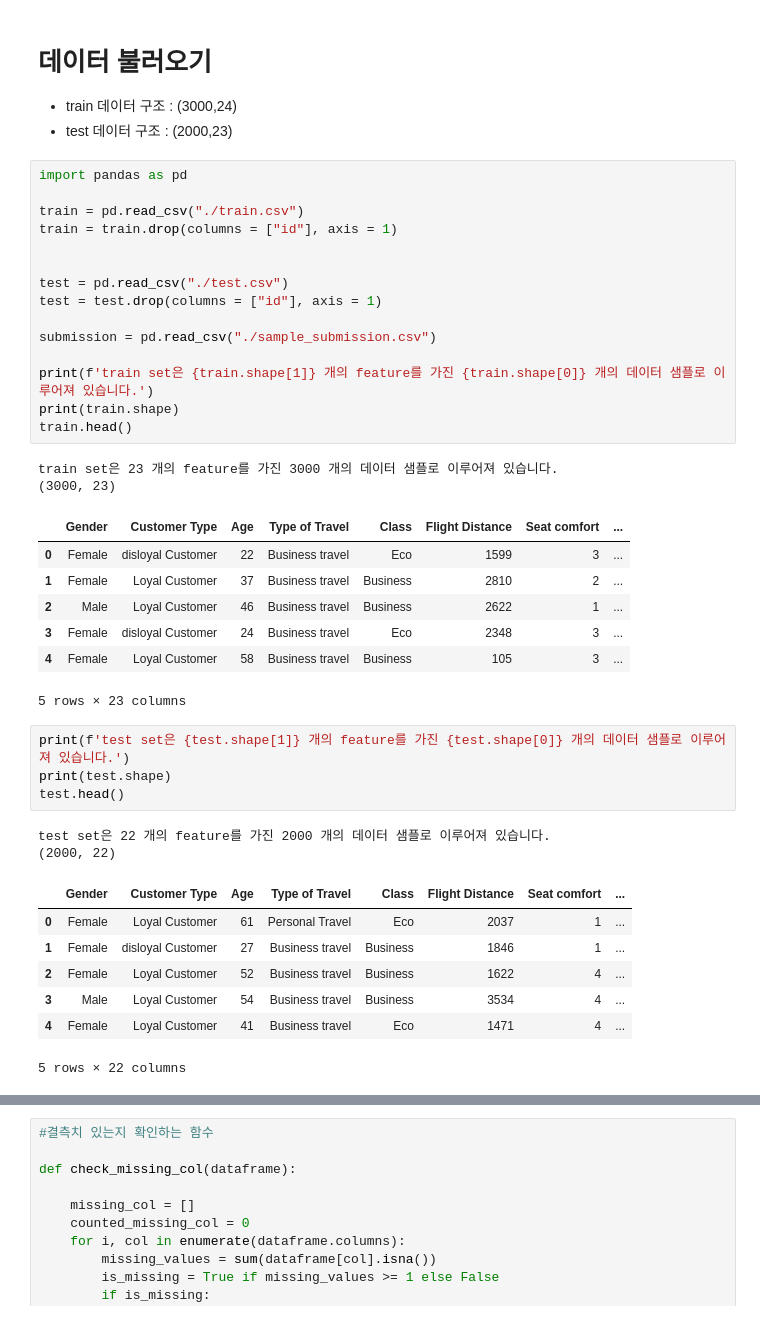
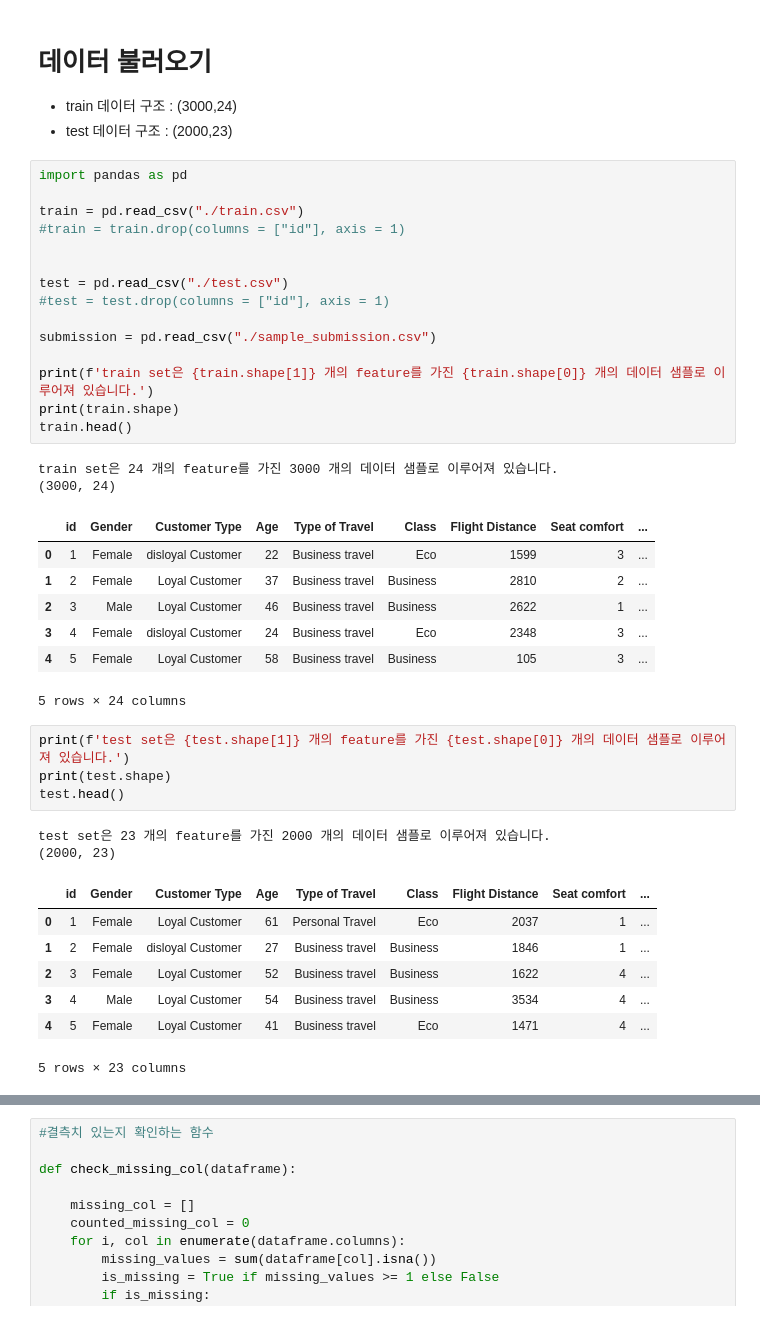
Before and after one commit to parktaeshin/dacon, a Jupyter notebook: dacon항공사고객만족도/second.ipynb, the cells around one changed output, grey strips where cells are left out. Drawn from its saved outputs; the diff is of its cells as text.

```diff
--- a/dacon항공사고객만족도/second.ipynb
+++ b/dacon항공사고객만족도/second.ipynb
@@ -21,42 +21,42 @@ plt.rcParams["font.family"] = "NanumGothic"
 # %%
 import pandas as pd
 
 train = pd.read_csv("./train.csv")
-train = train.drop(columns = ["id"], axis = 1)
+#train = train.drop(columns = ["id"], axis = 1)
 
 
 test = pd.read_csv("./test.csv")
-test = test.drop(columns = ["id"], axis = 1)
+#test = test.drop(columns = ["id"], axis = 1)
 
 submission = pd.read_csv("./sample_submission.csv")
 
 print(f'train set은 {train.shape[1]} 개의 feature를 가진 {train.shape[0]} 개의 데이터 샘플로 이루어져 있습니다.')
 print(train.shape)
 train.head()
 # %% [output]
-train set은 23 개의 feature를 가진 3000 개의 데이터 샘플로 이루어져 있습니다.
-(3000, 23)
+train set은 24 개의 feature를 가진 3000 개의 데이터 샘플로 이루어져 있습니다.
+(3000, 24)
-|  | Gender | Customer Type | Age | Type of Travel | Class | Flight Distance | Seat comfort | ... |
-| 0 | Female | disloyal Customer | 22 | Business travel | Eco | 1599 | 3 | ... |
-| 1 | Female | Loyal Customer | 37 | Business travel | Business | 2810 | 2 | ... |
-| 2 | Male | Loyal Customer | 46 | Business travel | Business | 2622 | 1 | ... |
-| 3 | Female | disloyal Customer | 24 | Business travel | Eco | 2348 | 3 | ... |
-| 4 | Female | Loyal Customer | 58 | Business travel | Business | 105 | 3 | ... |
+|  | id | Gender | Customer Type | Age | Type of Travel | Class | Flight Distance | Seat comfort | ... |
+| 0 | 1 | Female | disloyal Customer | 22 | Business travel | Eco | 1599 | 3 | ... |
+| 1 | 2 | Female | Loyal Customer | 37 | Business travel | Business | 2810 | 2 | ... |
+| 2 | 3 | Male | Loyal Customer | 46 | Business travel | Business | 2622 | 1 | ... |
+| 3 | 4 | Female | disloyal Customer | 24 | Business travel | Eco | 2348 | 3 | ... |
+| 4 | 5 | Female | Loyal Customer | 58 | Business travel | Business | 105 | 3 | ... |
-5 rows × 23 columns
+5 rows × 24 columns
 # %%
 print(f'test set은 {test.shape[1]} 개의 feature를 가진 {test.shape[0]} 개의 데이터 샘플로 이루어져 있습니다.')
 print(test.shape)
 test.head()
 # %% [output]
-test set은 22 개의 feature를 가진 2000 개의 데이터 샘플로 이루어져 있습니다.
-(2000, 22)
+test set은 23 개의 feature를 가진 2000 개의 데이터 샘플로 이루어져 있습니다.
+(2000, 23)
-|  | Gender | Customer Type | Age | Type of Travel | Class | Flight Distance | Seat comfort | ... |
-| 0 | Female | Loyal Customer | 61 | Personal Travel | Eco | 2037 | 1 | ... |
-| 1 | Female | disloyal Customer | 27 | Business travel | Business | 1846 | 1 | ... |
-| 2 | Female | Loyal Customer | 52 | Business travel | Business | 1622 | 4 | ... |
-| 3 | Male | Loyal Customer | 54 | Business travel | Business | 3534 | 4 | ... |
-| 4 | Female | Loyal Customer | 41 | Business travel | Eco | 1471 | 4 | ... |
+|  | id | Gender | Customer Type | Age | Type of Travel | Class | Flight Distance | Seat comfort | ... |
+| 0 | 1 | Female | Loyal Customer | 61 | Personal Travel | Eco | 2037 | 1 | ... |
+| 1 | 2 | Female | disloyal Customer | 27 | Business travel | Business | 1846 | 1 | ... |
+| 2 | 3 | Female | Loyal Customer | 52 | Business travel | Business | 1622 | 4 | ... |
+| 3 | 4 | Male | Loyal Customer | 54 | Business travel | Business | 3534 | 4 | ... |
+| 4 | 5 | Female | Loyal Customer | 41 | Business travel | Eco | 1471 | 4 | ... |
-5 rows × 22 columns
+5 rows × 23 columns
 # %%
 numeric_features = train.columns[(train.dtypes == "float64") | (train.dtypes == "int64")]
 
```
Also changed, not shown: parts of 40 cells of this notebook.
